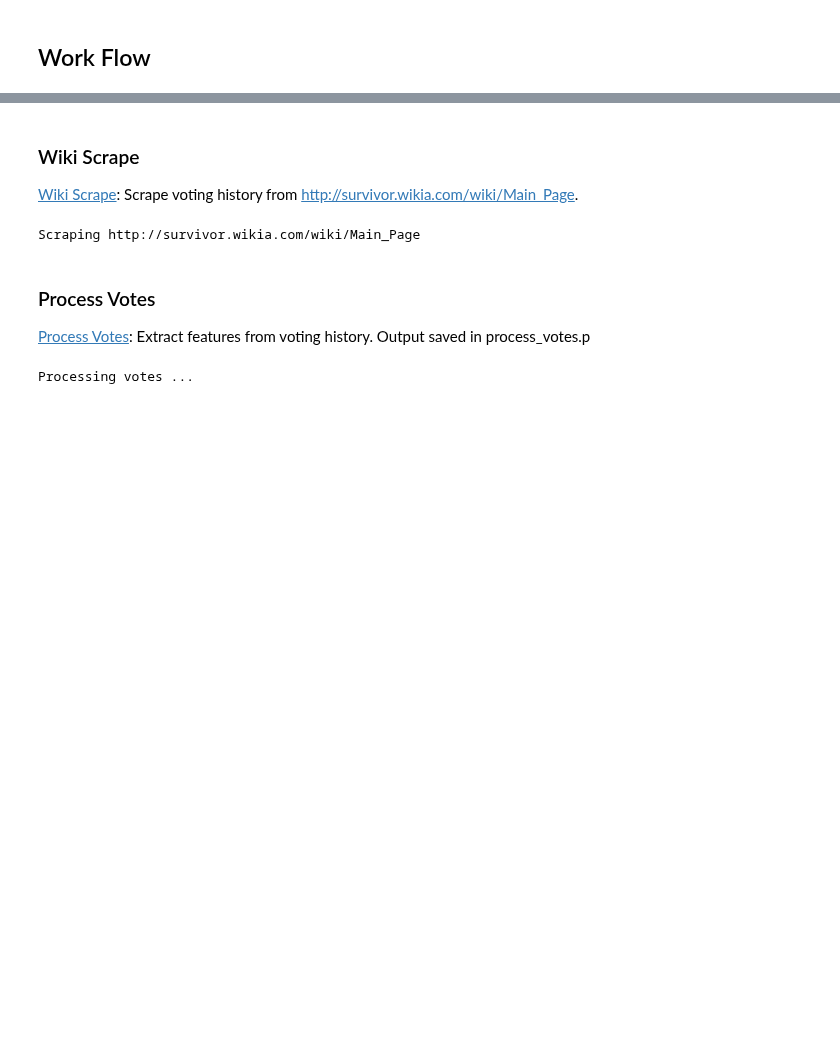
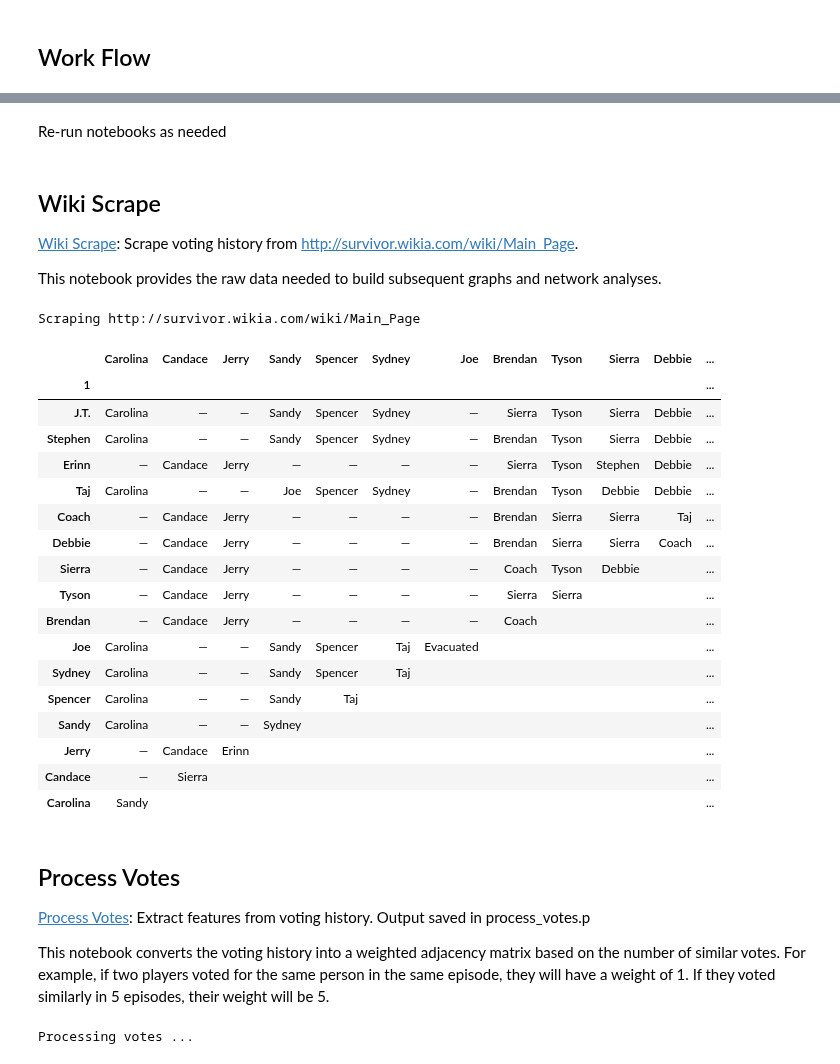
Before and after one commit to bchugit/Survivor-Project, a Jupyter notebook: project_notebook.ipynb, the cells around one changed output, grey strips where cells are left out. Cells and saved outputs as stored; diff of their text form; code cells hidden in the pictures; blank space fills up the shorter version.

Commit message:
added context and examples

```diff
--- a/project_notebook.ipynb
+++ b/project_notebook.ipynb
@@ -14,3 +15,5 @@ Details of the following sections can be found in the hyperlinked notebooks.
+# %% [markdown]
+Re-run notebooks as needed
 # %%
 # Need to force reloading of modules before execution ...
 %load_ext autoreload
@@ -22,8 +25,10 @@ Details of the following sections can be found in the hyperlinked notebooks.
 # Force everything to be run ...
 run_all_override = True
 # %% [markdown]
-### Wiki Scrape
+## Wiki Scrape
 <a href="wiki_scrape.ipynb" target="_blank">Wiki Scrape</a>: Scrape voting history from http://survivor.wikia.com/wiki/Main_Page.
+
+This notebook provides the raw data needed to build subsequent graphs and network analyses.
 # %%
 use_wiki_scrape_from_disk = True and not run_all_override
 
@@ -42,9 +47,33 @@ if not use_wiki_scrape_from_disk:
     seasons = wiki_scrape.scrape(url, save_to_disk=True)
 # %% [output]
 Scraping http://survivor.wikia.com/wiki/Main_Page
+# %%
+# Example
+seasons['Tocantins']['votes']
+# %% [output]
+|  | Carolina | Candace | Jerry | Sandy | Spencer | Sydney | Joe | Brendan | Tyson | Sierra | Debbie | ... |
+| 1 |  |  |  |  |  |  |  |  |  |  |  | ... |
+| J.T. | Carolina | — | — | Sandy | Spencer | Sydney | — | Sierra | Tyson | Sierra | Debbie | ... |
+| Stephen | Carolina | — | — | Sandy | Spencer | Sydney | — | Brendan | Tyson | Sierra | Debbie | ... |
+| Erinn | — | Candace | Jerry | — | — | — | — | Sierra | Tyson | Stephen | Debbie | ... |
+| Taj | Carolina | — | — | Joe | Spencer | Sydney | — | Brendan | Tyson | Debbie | Debbie | ... |
+| Coach | — | Candace | Jerry | — | — | — | — | Brendan | Sierra | Sierra | Taj | ... |
+| Debbie | — | Candace | Jerry | — | — | — | — | Brendan | Sierra | Sierra | Coach | ... |
+| Sierra | — | Candace | Jerry | — | — | — | — | Coach | Tyson | Debbie |  | ... |
+| Tyson | — | Candace | Jerry | — | — | — | — | Sierra | Sierra |  |  | ... |
+| Brendan | — | Candace | Jerry | — | — | — | — | Coach |  |  |  | ... |
+| Joe | Carolina | — | — | Sandy | Spencer | Taj | Evacuated |  |  |  |  | ... |
+| Sydney | Carolina | — | — | Sandy | Spencer | Taj |  |  |  |  |  | ... |
+| Spencer | Carolina | — | — | Sandy | Taj |  |  |  |  |  |  | ... |
+| Sandy | Carolina | — | — | Sydney |  |  |  |  |  |  |  | ... |
+| Jerry | — | Candace | Erinn |  |  |  |  |  |  |  |  | ... |
+| Candace | — | Sierra |  |  |  |  |  |  |  |  |  | ... |
+| Carolina | Sandy |  |  |  |  |  |  |  |  |  |  | ... |
 # %% [markdown]
-### Process Votes
+## Process Votes
 <a href="process_votes.ipynb" target="_blank">Process Votes</a>: Extract features from voting history. Output saved in process_votes.p
+
+This notebook converts the voting history into a weighted adjacency matrix based on the number of similar votes. For example, if two players voted for the same person in the same episode, they will have a weight of 1. If they voted similarly in 5 episodes, their weight will be 5.
 # %%
 use_process_votes_from_disk = True and not run_all_override
 
```
Also changed, not shown: parts of 14 cells of this notebook.
